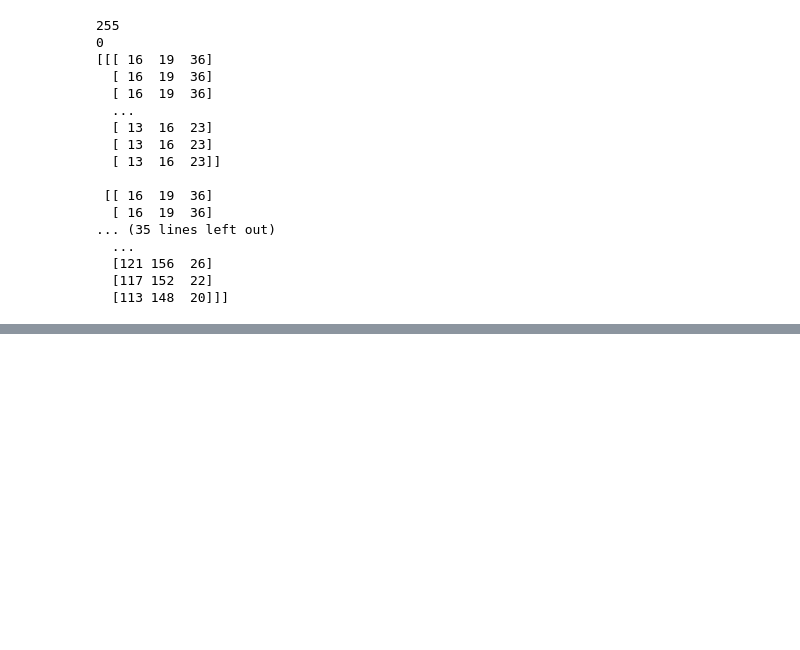
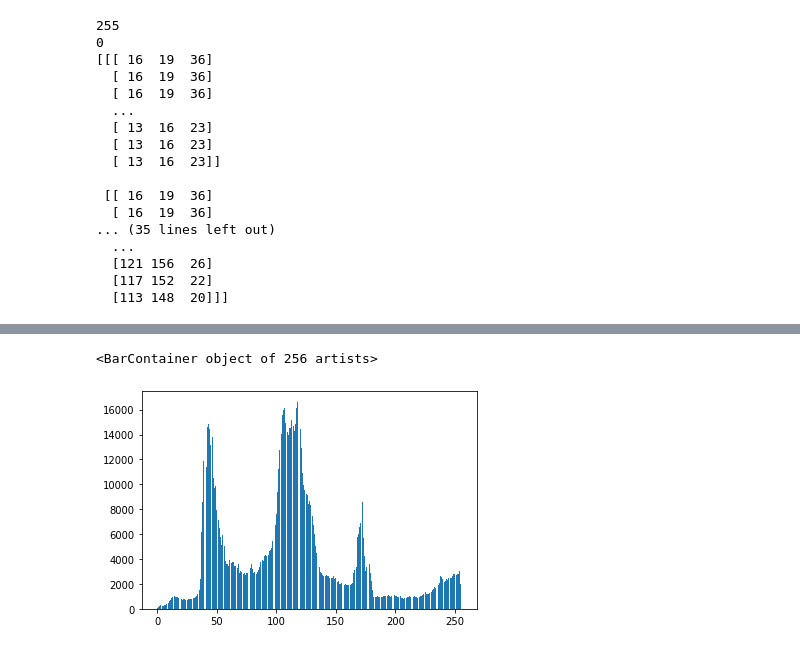
Before and after one commit to shafaio/PCD-Dasar, a Jupyter notebook: MODUL 1/no1.ipynb, the cells around one changed output, grey strips where cells are left out. Saved outputs shown, nothing was run; the diff lists cells and outputs as text; code cells hidden in the pictures; blank space fills up the shorter version.

```diff
--- a/MODUL 1/no1.ipynb
+++ b/MODUL 1/no1.ipynb
@@ -46,0 +61,5 @@ sumGray = np.zeros(256).astype(int)
+# %%
+plt.bar(grayValue, sumGray/x*y)
+# %% [output]
+<BarContainer object of 256 artists>
+[figure, added]
```
Also changed, not shown: parts of 5 cells of this notebook.
